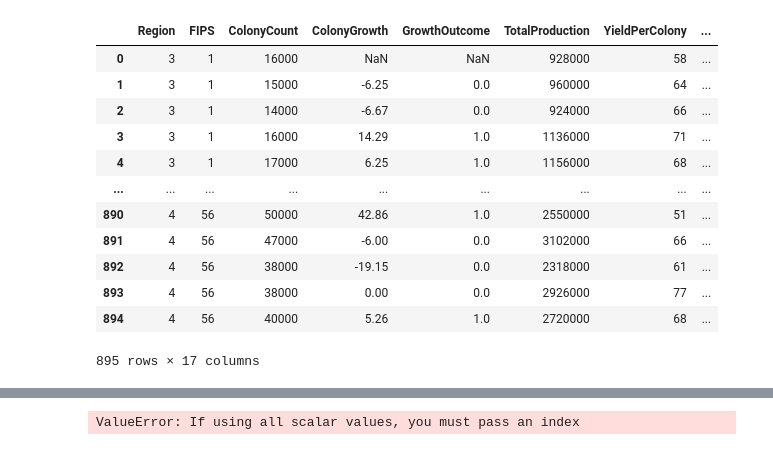
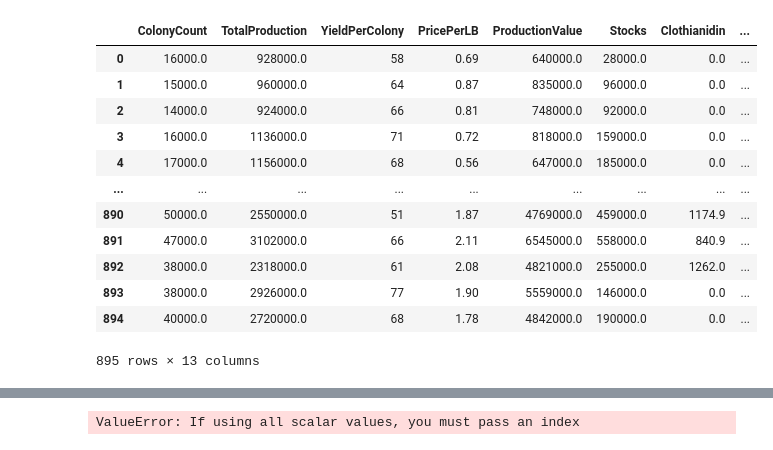
Before and after one commit to mathewqpmiller/Project3-RiotOfTheGreyRock, a Jupyter notebook: randomForestClassifierModel.ipynb, the cells around one changed output, grey strips where cells are left out. Cells and saved outputs as stored; diff of their text form; code cells hidden in the pictures.

```diff
--- a/randomForestClassifierModel.ipynb
+++ b/randomForestClassifierModel.ipynb
@@ -4,19 +4,19 @@ import os
 from sklearn.ensemble import RandomForestClassifier
 from sklearn.model_selection import train_test_split
 # %%
-raw_data = pd.read_csv(os.path.join("Resources", "Output", "HoneybeeDatasetSVCModel.csv"))
+raw_data = pd.read_csv(os.path.join("Resources", "Data", "growth_designation.csv"))
 raw_data
 # %% [output]
-|  | Region | FIPS | ColonyCount | ColonyGrowth | GrowthOutcome | TotalProduction | YieldPerColony | ... |
-| 0 | 3 | 1 | 16000 | NaN | NaN | 928000 | 58 | ... |
-| 1 | 3 | 1 | 15000 | -6.25 | 0.0 | 960000 | 64 | ... |
-| 2 | 3 | 1 | 14000 | -6.67 | 0.0 | 924000 | 66 | ... |
-| 3 | 3 | 1 | 16000 | 14.29 | 1.0 | 1136000 | 71 | ... |
-| 4 | 3 | 1 | 17000 | 6.25 | 1.0 | 1156000 | 68 | ... |
+|  | ColonyCount | TotalProduction | YieldPerColony | PricePerLB | ProductionValue | Stocks | Clothianidin | ... |
+| 0 | 16000.0 | 928000.0 | 58 | 0.69 | 640000.0 | 28000.0 | 0.0 | ... |
+| 1 | 15000.0 | 960000.0 | 64 | 0.87 | 835000.0 | 96000.0 | 0.0 | ... |
+| 2 | 14000.0 | 924000.0 | 66 | 0.81 | 748000.0 | 92000.0 | 0.0 | ... |
+| 3 | 16000.0 | 1136000.0 | 71 | 0.72 | 818000.0 | 159000.0 | 0.0 | ... |
+| 4 | 17000.0 | 1156000.0 | 68 | 0.56 | 647000.0 | 185000.0 | 0.0 | ... |
 | ... | ... | ... | ... | ... | ... | ... | ... | ... |
-| 890 | 4 | 56 | 50000 | 42.86 | 1.0 | 2550000 | 51 | ... |
-| 891 | 4 | 56 | 47000 | -6.00 | 0.0 | 3102000 | 66 | ... |
-| 892 | 4 | 56 | 38000 | -19.15 | 0.0 | 2318000 | 61 | ... |
-| 893 | 4 | 56 | 38000 | 0.00 | 0.0 | 2926000 | 77 | ... |
-| 894 | 4 | 56 | 40000 | 5.26 | 1.0 | 2720000 | 68 | ... |
+| 890 | 50000.0 | 2550000.0 | 51 | 1.87 | 4769000.0 | 459000.0 | 1174.9 | ... |
+| 891 | 47000.0 | 3102000.0 | 66 | 2.11 | 6545000.0 | 558000.0 | 840.9 | ... |
+| 892 | 38000.0 | 2318000.0 | 61 | 2.08 | 4821000.0 | 255000.0 | 1262.0 | ... |
+| 893 | 38000.0 | 2926000.0 | 77 | 1.90 | 5559000.0 | 146000.0 | 0.0 | ... |
+| 894 | 40000.0 | 2720000.0 | 68 | 1.78 | 4842000.0 | 190000.0 | 0.0 | ... |
-895 rows × 17 columns
+895 rows × 13 columns
```
Also changed, not shown: parts of 9 cells of this notebook, 2 other files.
